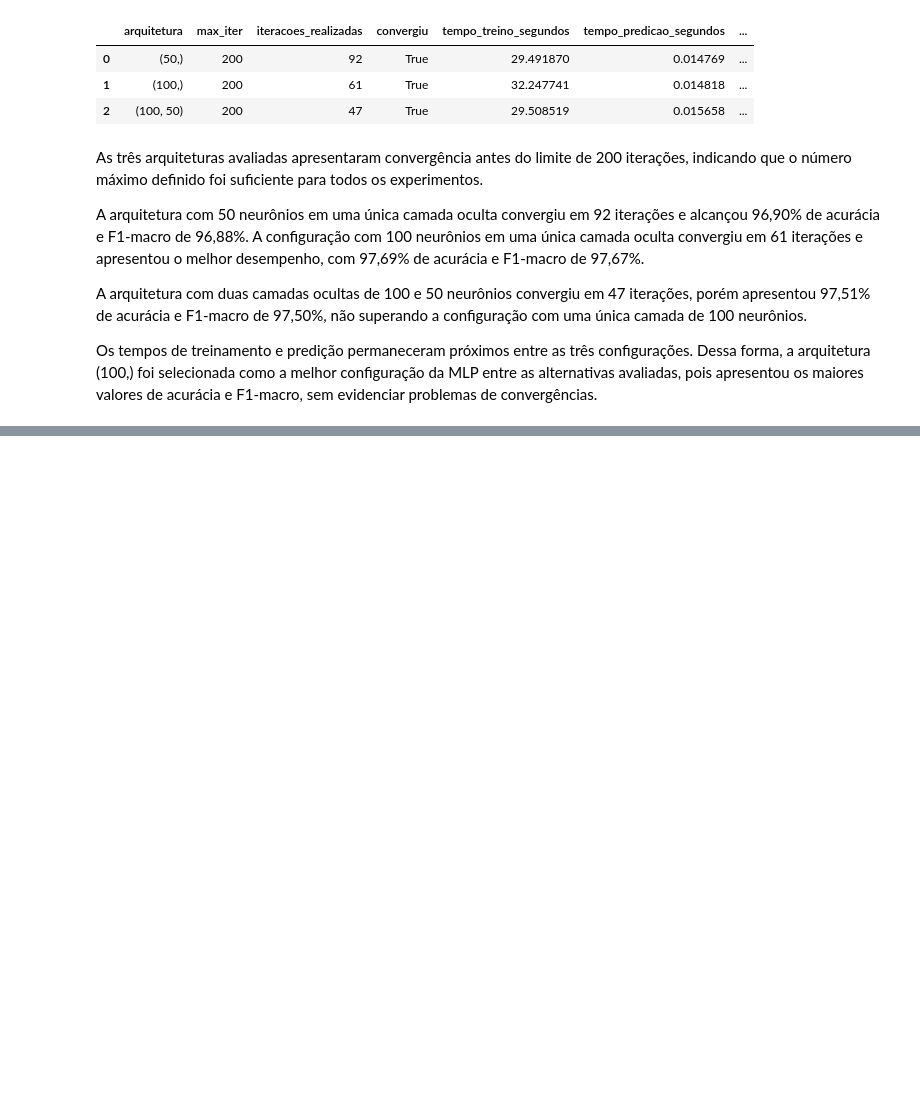
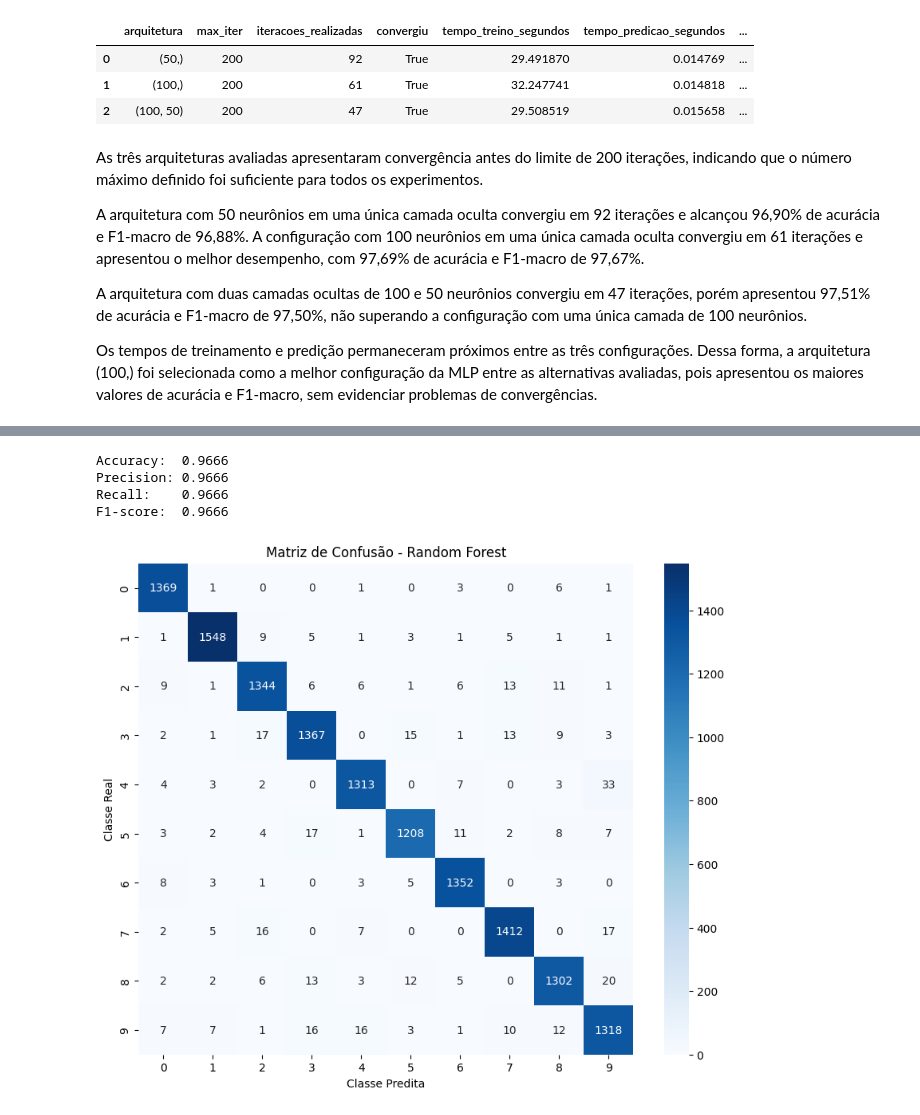
Before and after one commit to senapalm/classificador_de_digitos, a Jupyter notebook: classificador_de_digitos.ipynb, the cells around one changed output, grey strips where cells are left out. Drawn from its saved outputs; the diff is of its cells as text; code cells hidden in the pictures; blank space fills up the shorter version.

```diff
--- a/classificador_de_digitos.ipynb
+++ b/classificador_de_digitos.ipynb
@@ -565,0 +659,80 @@ Os tempos de treinamento e predição permaneceram próximos entre as três conf
+# %%
+melhor_random_forest = RandomForestClassifier(
+    n_estimators=200,
+    max_depth=None,
+    random_state=42,
+    n_jobs=-1
+)
+
+melhor_random_forest.fit(
+    X_train,
+    y_train
+)
+
+y_pred_rf_test = melhor_random_forest.predict(X_test)
+# %%
+#CALCULAR AS MÉTRICAS
+
+from sklearn.metrics import (
+    accuracy_score,
+    precision_score,
+    recall_score,
+    f1_score
+)
+
+accuracy_rf = accuracy_score(
+    y_test,
+    y_pred_rf_test
+)
+
+precision_rf = precision_score(
+    y_test,
+    y_pred_rf_test,
+    average="weighted"
+)
+
+recall_rf = recall_score(
+    y_test,
+    y_pred_rf_test,
+    average="weighted"
+)
+
+f1_rf = f1_score(
+    y_test,
+    y_pred_rf_test,
+    average="weighted"
+)
+
+print(f"Accuracy:  {accuracy_rf:.4f}")
+print(f"Precision: {precision_rf:.4f}")
+print(f"Recall:    {recall_rf:.4f}")
+print(f"F1-score:  {f1_rf:.4f}")
+# %% [output]
+Accuracy:  0.9666
+Precision: 0.9666
+Recall:    0.9666
+F1-score:  0.9666
+# %%
+matriz_confusao_rf = confusion_matrix(
+    y_test,
+    y_pred_rf_test
+)
+
+plt.figure(figsize=(10, 8))
+
+sns.heatmap(
+    matriz_confusao_rf,
+    annot=True,
+    fmt="d",
+    cmap="Blues",
+    xticklabels=range(10),
+    yticklabels=range(10)
+)
+
+plt.title("Matriz de Confusão - Random Forest")
+plt.xlabel("Classe Predita")
+plt.ylabel("Classe Real")
+
+plt.show()
+# %% [output]
+[figure, added]
```
Also changed, not shown: parts of 32 cells of this notebook.
